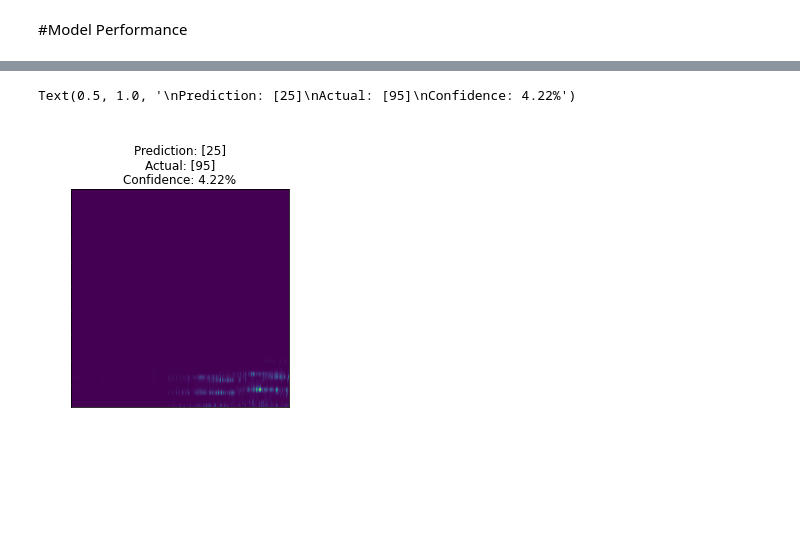
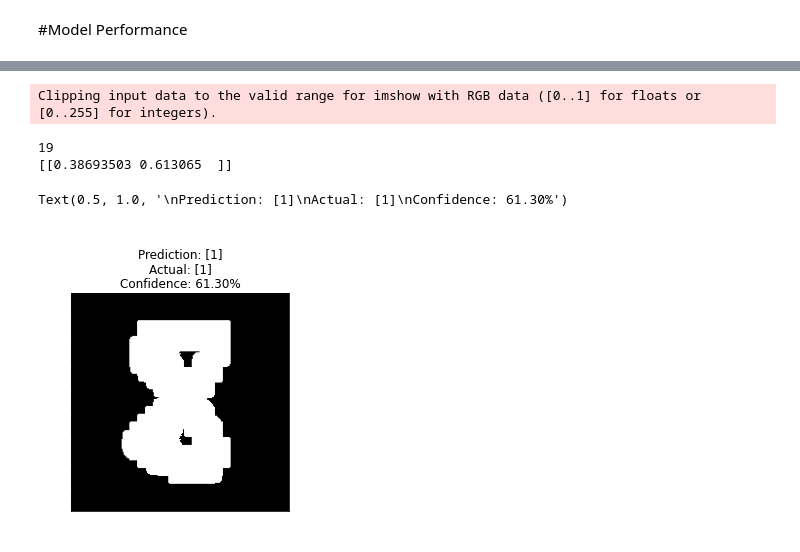
Before and after one commit to solislemuslab/tropical-stethoscope, a Jupyter notebook: Yuren/jupyter_notebook/classification.ipynb, the cells around one changed output, grey strips where cells are left out. Saved outputs shown, nothing was run; the diff lists cells and outputs as text; code cells hidden in the pictures; blank space fills up the shorter version.

```diff
--- a/Yuren/jupyter_notebook/classification.ipynb
+++ b/Yuren/jupyter_notebook/classification.ipynb
@@ -55,0 +319,11 @@ print(len(x_test))
+# %%
+from keras.utils import to_categorical
+
+cat_y_train = to_categorical(train_y[:1600])
+cat_y_test = to_categorical(test_y[:200])
+aux_train = np.zeros((len(train_data), 4))
+aux_test = np.zeros((len(test_data),4))
+x_train = train_data
+x_test = test_data
+
+len(aux_train), len(aux_test)
@@ -63,5 +342,12 @@ plt.show()
 # %%
 # Convert labels to a categorical array
 # currently 492 classes for trainning set and 490 tests for test class
-cat_y_test = to_categorical(y_test, num_classes = 500)
-cat_y_train = to_categorical(y_train, num_classes = 500)
+
+# cat_y_test = to_categorical(y_test, num_classes = 500)
+# cat_y_train = to_categorical(y_train, num_classes = 500)
+
+# if use groups
+num_c = max(len(np.unique(y_test)), len(np.unique(y_train)))
+print(num_c)
+cat_y_test = to_categorical(pd.factorize(y_test)[0],num_classes= num_c)
+cat_y_train = to_categorical(pd.factorize(y_train)[0], num_classes= num_c)
@@ -97,11 +385,13 @@ def build_finetune_model(base_model, dropouts, fc_layers, num_classes):
 
     return finetune_model
 
+model = None
+keras.backend.clear_session()
 model = VGG19(weights='imagenet', include_top=False, input_shape=(224,224,3))
 model = build_finetune_model(model,
                              [config["dropout"], config["dropout"]],
                              [config["hidden"], config["hidden"]],
-                             cat_y_test.shape[1])
+                             cat_y_train.shape[1])
 # %% [output]
 WARNING:tensorflow:Large dropout rate: 0.55 (>0.5). In TensorFlow 2.x, dropout() uses dropout rate instead of keep_prob. Please ensure that this is intended.
 # %%
@@ -131,12 +401,12 @@ plot_model(model,to_file = 'My Drive/Stethoscope/model.png')
 # %% [markdown]
 #Training
 # %%
-filepath = 'My Drive/Stethoscope/model.hdf5'
+filepath = 'My Drive/Stethoscope/model_group.hdf5'
 
 earlystop = EarlyStopping(monitor='val_loss', mode='min', verbose=1)
 checkpoint = ModelCheckpoint(filepath, monitor='val_loss', verbose=0, save_best_only=False, save_weights_only=False, mode='auto', period=1)
 
 opt = Adam(lr=config["learn_rate"])
 model.compile(optimizer=opt, loss='categorical_crossentropy', metrics=['accuracy'])
-history = model.fit(x=[x_train, aux_train], y=cat_y_train, validation_data=([x_test, aux_test], cat_y_test), epochs=config["epochs"], callbacks=[earlystop, checkpoint])
-# history = model.fit(x=x_train, y=cat_y_train, validation_data=(x_test, cat_y_test), epochs=config["epochs"])
+history = model.fit(x=[x_train, aux_train], y=cat_y_train, validation_data=([x_test, aux_test], cat_y_test), epochs=20)
+# history = model.fit(x=[x_train, aux_train], y=cat_y_train, validation_data=([x_test, aux_test], cat_y_test), epochs=config["epochs"], callbacks=[earlystop, checkpoint])
@@ -169,20 +485,27 @@ Text(0.5, 1.0, 'Accuracy Curves')
 # %%
 # prediction
 %matplotlib inline
-randIdx = random.randint(0,x_test.shape[0])
+randIdx = random.randint(0,len(x_test)-1)
+print(randIdx)
 test_img = x_test[randIdx]
-confidence = model.predict(np.reshape(test_img,(1,224,224,3)))
+test_aux = aux_test[randIdx]
+confidence = model.predict([np.reshape(test_img,(1,224,224,3)), np.reshape(test_aux, (1,4))])
 c  = float(str(confidence[0][np.argmax(confidence)])[:6]);
+print(confidence)
 
 fig = plt.figure()
 ax = fig.add_subplot(1, 1, 1)
-img = plt.imshow(test_img[:,:,1])
+# img = plt.imshow(test_img[:,:,1])
+img = plt.imshow(test_img)
 ax.tick_params(axis='x', colors='white')
 ax.tick_params(axis='y', colors='white')
 title = ('\nPrediction: ' + str([np.argmax(confidence)]) +
           '\nActual: ' + str([np.argmax(cat_y_test[randIdx])]) +
           '\nConfidence: ' +'{:.2%}'.format(c))
 plt.title(title)
 # %% [output]
-Text(0.5, 1.0, '\nPrediction: [25]\nActual: [95]\nConfidence: 4.22%')
+Clipping input data to the valid range for imshow with RGB data ([0..1] for floats or [0..255] for integers).
+19
+[[0.38693503 0.613065  ]]
+Text(0.5, 1.0, '\nPrediction: [1]\nActual: [1]\nConfidence: 61.30%')
-[figure, old version]
+[figure, new version]
```
Also changed, not shown: parts of 37 cells of this notebook, 2 other files.
